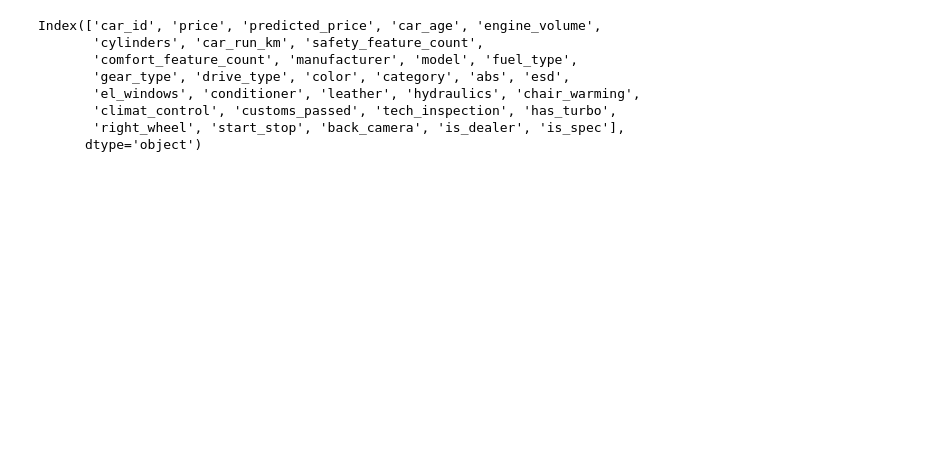
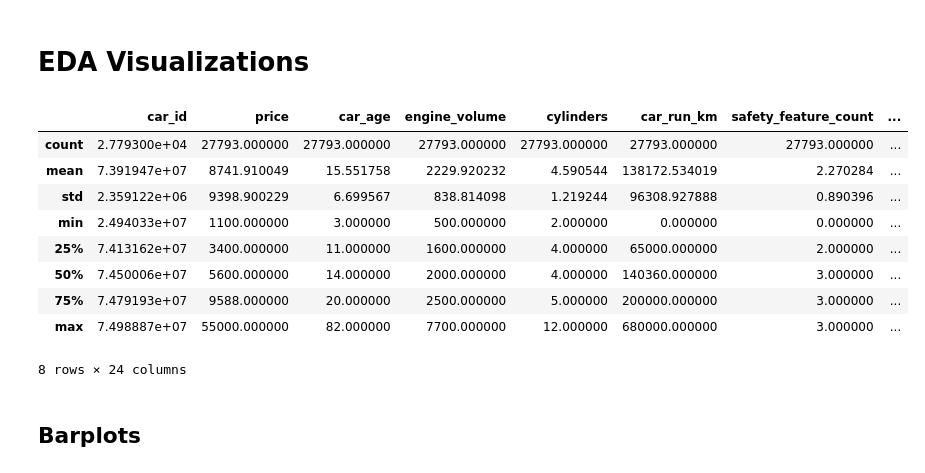
Before and after one commit to jabaadamia/geo-car-data-analysis, a Jupyter notebook: notebooks/03_eda_visualizations.ipynb, the cells around one changed output. Saved outputs shown, nothing was run; the diff lists cells and outputs as text; code cells hidden in the pictures; blank space fills up the shorter version.

```diff
--- a/notebooks/03_eda_visualizations.ipynb
+++ b/notebooks/03_eda_visualizations.ipynb
@@ -1,23 +1,30 @@
+# %% [markdown]
+# EDA Visualizations
 # %%
 import pandas as pd
 import matplotlib.pyplot as plt
 import seaborn as sns
 import numpy as np
 
 df = pd.read_csv('../data/processed/cars_clean.csv')
-print(df.columns)
 
 sns.set_theme(style="whitegrid")
 plt.rcParams['figure.figsize'] = (16, 10)
+
+df.describe()
 # %% [output]
+|  | car_id | price | car_age | engine_volume | cylinders | car_run_km | safety_feature_count | ... |
+| count | 2.779300e+04 | 27793.000000 | 27793.000000 | 27793.000000 | 27793.000000 | 27793.000000 | 27793.000000 | ... |
+| mean | 7.391947e+07 | 8741.910049 | 15.551758 | 2229.920232 | 4.590544 | 138172.534019 | 2.270284 | ... |
+| std | 2.359122e+06 | 9398.900229 | 6.699567 | 838.814098 | 1.219244 | 96308.927888 | 0.890396 | ... |
+| min | 2.494033e+07 | 1100.000000 | 3.000000 | 500.000000 | 2.000000 | 0.000000 | 0.000000 | ... |
+| 25% | 7.413162e+07 | 3400.000000 | 11.000000 | 1600.000000 | 4.000000 | 65000.000000 | 2.000000 | ... |
+| 50% | 7.450006e+07 | 5600.000000 | 14.000000 | 2000.000000 | 4.000000 | 140360.000000 | 3.000000 | ... |
+| 75% | 7.479193e+07 | 9588.000000 | 20.000000 | 2500.000000 | 5.000000 | 200000.000000 | 3.000000 | ... |
+| max | 7.498887e+07 | 55000.000000 | 82.000000 | 7700.000000 | 12.000000 | 680000.000000 | 3.000000 | ... |
-Index(['car_id', 'price', 'predicted_price', 'car_age', 'engine_volume',
-       'cylinders', 'car_run_km', 'safety_feature_count',
-       'comfort_feature_count', 'manufacturer', 'model', 'fuel_type',
-       'gear_type', 'drive_type', 'color', 'category', 'abs', 'esd',
-       'el_windows', 'conditioner', 'leather', 'hydraulics', 'chair_warming',
-       'climat_control', 'customs_passed', 'tech_inspection', 'has_turbo',
-       'right_wheel', 'start_stop', 'back_camera', 'is_dealer', 'is_spec'],
-      dtype='object')
+8 rows × 24 columns
+# %% [markdown]
+## Barplots
 # %%
 plt.subplot(2, 2, 1)
 
```
Also changed, not shown: parts of 10 cells of this notebook, 2 other files.
